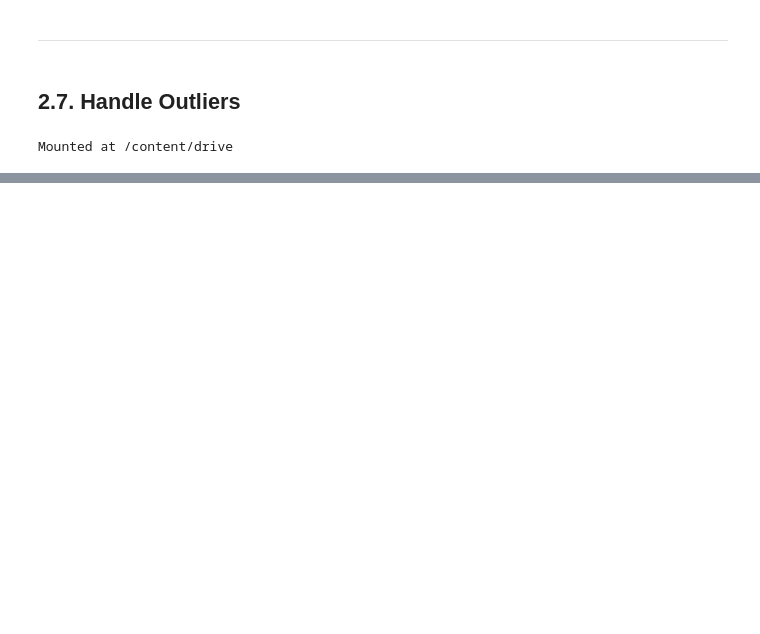
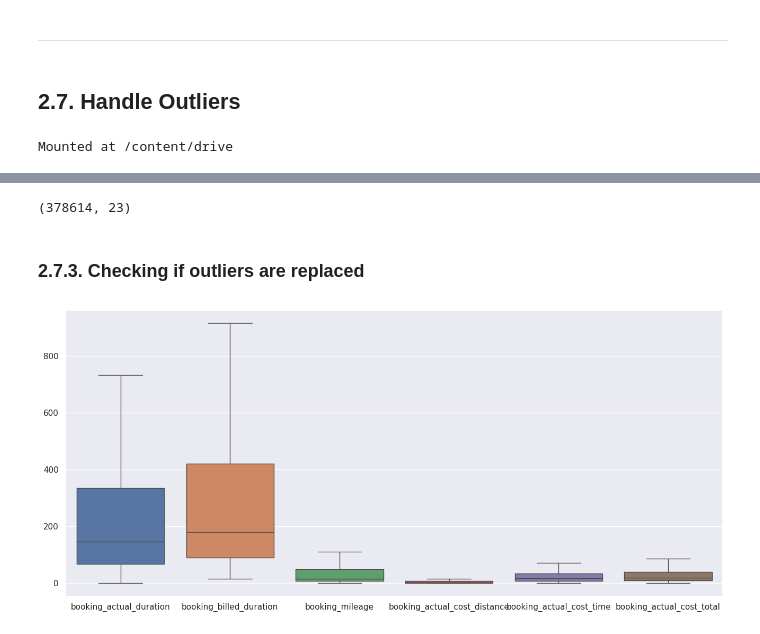
Before and after one commit to tejasnavalkhe/Optimising-Car-Sharing-Profitability-with-a-Regional-Pricing-Strategy, a Jupyter notebook: code/Data Cleaning and Feature Engineering.ipynb, the cells around one changed output, grey strips where cells are left out. Drawn from its saved outputs; the diff is of its cells as text; code cells hidden in the pictures; blank space fills up the shorter version.

```diff
--- a/code/Data Cleaning and Feature Engineering.ipynb
+++ b/code/Data Cleaning and Feature Engineering.ipynb
@@ -844,0 +911,9 @@ Mounted at /content/drive
+# %%
+# Check for outliers using IQR
+Q1 = df[['booking_actual_duration', 'booking_billed_duration', 'booking_mileage', 'booking_actual_cost_distance', 'booking_actual_cost_time', 'booking_actual_cost_total']].quantile(0.25)
+Q3 = df[['booking_actual_duration', 'booking_billed_duration', 'booking_mileage', 'booking_actual_cost_distance', 'booking_actual_cost_time', 'booking_actual_cost_total']].quantile(0.75)
+IQR = Q3 - Q1
+lower_bound = Q1 - 1.5 * IQR
+upper_bound = Q3 + 1.5 * IQR
+outliers_iqr = ((df[['booking_actual_duration', 'booking_billed_duration', 'booking_mileage', 'booking_actual_cost_distance', 'booking_actual_cost_time', 'booking_actual_cost_total']] < lower_bound) |
+                (df[['booking_actual_duration', 'booking_billed_duration', 'booking_mileage', 'booking_actual_cost_distance', 'booking_actual_cost_time', 'booking_actual_cost_total']] > upper_bound))
@@ -844,0 +922,19 @@ Mounted at /content/drive
+# %%
+# Handling outliers by capping and flooring
+df['booking_actual_duration'] = np.where(df['booking_actual_duration'] > upper_bound['booking_actual_duration'], upper_bound['booking_actual_duration'], df['booking_actual_duration'])
+df['booking_actual_duration'] = np.where(df['booking_actual_duration'] < lower_bound['booking_actual_duration'], lower_bound['booking_actual_duration'], df['booking_actual_duration'])
+
+df['booking_billed_duration'] = np.where(df['booking_billed_duration'] > upper_bound['booking_billed_duration'], upper_bound['booking_billed_duration'], df['booking_billed_duration'])
+df['booking_billed_duration'] = np.where(df['booking_billed_duration'] < lower_bound['booking_billed_duration'], lower_bound['booking_billed_duration'], df['booking_billed_duration'])
+
+df['booking_mileage'] = np.where(df['booking_mileage'] > upper_bound['booking_mileage'], upper_bound['booking_mileage'], df['booking_mileage'])
+df['booking_mileage'] = np.where(df['booking_mileage'] < lower_bound['booking_mileage'], lower_bound['booking_mileage'], df['booking_mileage'])
+
+df['booking_actual_cost_distance'] = np.where(df['booking_actual_cost_distance'] > upper_bound['booking_actual_cost_distance'], upper_bound['booking_actual_cost_distance'], df['booking_actual_cost_distance'])
+df['booking_actual_cost_distance'] = np.where(df['booking_actual_cost_distance'] < lower_bound['booking_actual_cost_distance'], lower_bound['booking_actual_cost_distance'], df['booking_actual_cost_distance'])
+
+df['booking_actual_cost_time'] = np.where(df['booking_actual_cost_time'] > upper_bound['booking_actual_cost_time'], upper_bound['booking_actual_cost_time'], df['booking_actual_cost_time'])
+df['booking_actual_cost_time'] = np.where(df['booking_actual_cost_time'] < lower_bound['booking_actual_cost_time'], lower_bound['booking_actual_cost_time'], df['booking_actual_cost_time'])
+
+df['booking_actual_cost_total'] = np.where(df['booking_actual_cost_total'] > upper_bound['booking_actual_cost_total'], upper_bound['booking_actual_cost_total'], df['booking_actual_cost_total'])
+df['booking_actual_cost_total'] = np.where(df['booking_actual_cost_total'] < lower_bound['booking_actual_cost_total'], lower_bound['booking_actual_cost_total'], df['booking_actual_cost_total'])
@@ -844,0 +950,14 @@ Mounted at /content/drive
+# %%
+df.shape
+# %% [output]
+(378614, 23)
+# %% [markdown]
+### 2.7.3. Checking if outliers are replaced
+# %%
+# Check if outliers are replaced
+sns.set(rc={"figure.figsize":(16, 7)})
+sns.boxplot(data=df[['booking_actual_duration', 'booking_billed_duration', 'booking_mileage',
+                     'booking_actual_cost_distance', 'booking_actual_cost_time', 'booking_actual_cost_total']])
+plt.show()
+# %% [output]
+[figure, added]
```
Also changed, not shown: parts of 26 cells of this notebook.
